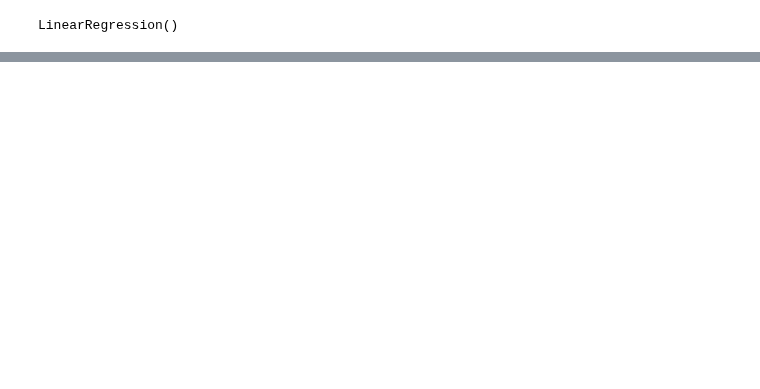
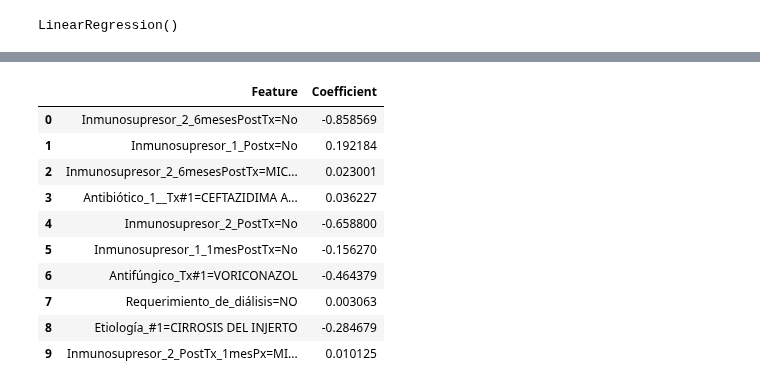
Before and after one commit to maperezp/Proyecto-CDA, a Jupyter notebook: src/05_ClasificacionInfeccionPostTx.ipynb, the cells around one changed output, grey strips where cells are left out. Saved outputs shown, nothing was run; the diff lists cells and outputs as text; code cells hidden in the pictures; blank space fills up the shorter version.

```diff
--- a/src/05_ClasificacionInfeccionPostTx.ipynb
+++ b/src/05_ClasificacionInfeccionPostTx.ipynb
@@ -390,0 +506,18 @@ R²: 0.79
+# %%
+coeficientes = pd.DataFrame({
+    'Feature': X_train.columns,
+    'Coefficient': modelo_regresion.coef_
+})
+coeficientes.head(10)
+# %% [output]
+|  | Feature | Coefficient |
+| 0 | Inmunosupresor_2_6mesesPostTx=No | -0.858569 |
+| 1 | Inmunosupresor_1_Postx=No | 0.192184 |
+| 2 | Inmunosupresor_2_6mesesPostTx=MIC... | 0.023001 |
+| 3 | Antibiótico_1__Tx#1=CEFTAZIDIMA A... | 0.036227 |
+| 4 | Inmunosupresor_2_PostTx=No | -0.658800 |
+| 5 | Inmunosupresor_1_1mesPostTx=No | -0.156270 |
+| 6 | Antifúngico_Tx#1=VORICONAZOL | -0.464379 |
+| 7 | Requerimiento_de_diálisis=NO | 0.003063 |
+| 8 | Etiología_#1=CIRROSIS DEL INJERTO | -0.284679 |
+| 9 | Inmunosupresor_2_PostTx_1mesPx=MI... | 0.010125 |
```
Also changed, not shown: parts of 18 cells of this notebook.
